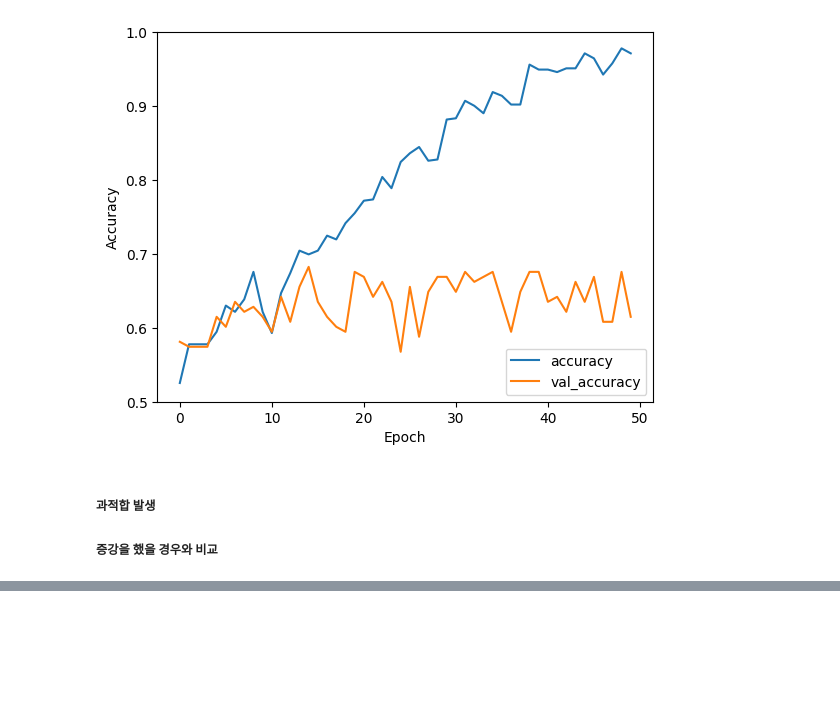
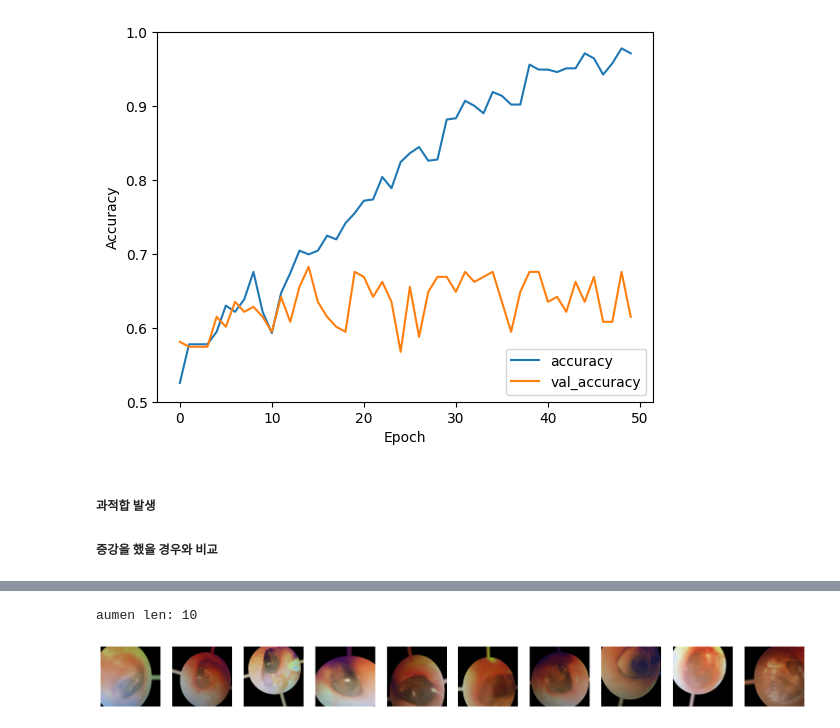
Before and after one commit to ghwjd/Lab, a Jupyter notebook: main.ipynb, the cells around one changed output, grey strips where cells are left out. Saved outputs shown, nothing was run; the diff lists cells and outputs as text; code cells hidden in the pictures; blank space fills up the shorter version.

```diff
--- a/main.ipynb
+++ b/main.ipynb
@@ -412,3 +417,22 @@ test_loss, test_acc = model.evaluate(x_val,  y_val, verbose=2)
 # %% [markdown]
 ##### 과적합 발생
 ##### 증강을 했을 경우와 비교
+# %%
+import random
+
+normal_indices = [i for i, label in enumerate(y_train) if label == 0] #정상이미지와 라벨 불러오기
+abnormal_indices = [j for j, label in enumerate(y_train) if label == 1] #비정상이미지와 라벨 불러오기
+
+selected_normal = random.sample(normal_indices, 5) #그 중 5장을 랜덤으로 선택
+selected_abnormal = random.sample(abnormal_indices, 5)
+
+selected_normal_images = [(x_train[i]) for i in selected_normal] #랜덤으로 선택된 정상이미지 경로
+selected_normal_indexs = [(y_train[i]) for i in selected_normal] #랜덤으로 선택된 정상이미지 라벨
+selected_abnormal_images = [(x_train[j]) for j in selected_abnormal]
+selected_abnormal_indexs = [(y_train[j]) for j in selected_abnormal]
+
+print("선택된 정상 고막 이미지 경로 및 라벨:")
+for img_path in selected_normal_images:
+    print(f"경로: {img_path}")
+for label in selected_normal_indexs:
+    print(f"라벨: {label}")
@@ -414,0 +488,46 @@ test_loss, test_acc = model.evaluate(x_val,  y_val, verbose=2)
+# %%
+from tensorflow.keras.preprocessing.image import ImageDataGenerator
+from tensorflow.keras.preprocessing.image import img_to_array
+from tqdm import tqdm
+# ImageDataGenerator 설정
+datagen = ImageDataGenerator(
+    rotation_range=20,
+    width_shift_range=0.2,
+    height_shift_range=0.2,
+    shear_range=0.15,
+    zoom_range=0.2,
+    horizontal_flip=True,
+    fill_mode='nearest',
+    rescale=1./255
+)
+
+def augment_images(image_paths, num_augmented, generator, image_size=(500, 500)):
+    augmen = []
+    for path in tqdm(image_paths):
+        img = load_img(path, target_size=image_size)
+        img_array = img_to_array(img)
+        img_array = img_array.reshape((1,) + img_array.shape)
+
+        i = 0
+        for batch in tqdm(generator.flow(img_array, batch_size=1)):
+            augmen.append(batch[0])
+            i += 1
+            if i >= num_augmented:
+                break
+    return augmen
+
+augmented_normal = augment_images(selected_normal_images, 1, datagen)
+augmented_abnormal = augment_images(selected_abnormal_images, 1, datagen)
+
+# 증강된 이미지를 하나의 리스트에 저장
+augmen = augmented_normal + augmented_abnormal
+
+print("aumen len:" , len(augmen))
+
+# 기존 train 데이터와 증강된 데이터를 합침
+#new_train_set = np.concatenate([x_train, np.array(augmen)])
+
+# 최종 데이터셋 확인
+#print("Final training set size:", new_train_set.shape)
+# %% [output]
+aumen len: 10
@@ -414,0 +536,13 @@ test_loss, test_acc = model.evaluate(x_val,  y_val, verbose=2)
+# %%
+def plot_augmented_images(images, num_images=10):
+    plt.figure(figsize=(20, 4))
+    for i, img in enumerate(images[:num_images]):
+        plt.subplot(1, num_images, i+1)
+        plt.imshow(img)
+        plt.axis('off')
+    plt.show()
+
+# 증강된 이미지 중 처음 10장을 시각화
+plot_augmented_images(augmen)
+# %% [output]
+[figure, added]
```
Also changed, not shown: parts of 15 cells of this notebook.
